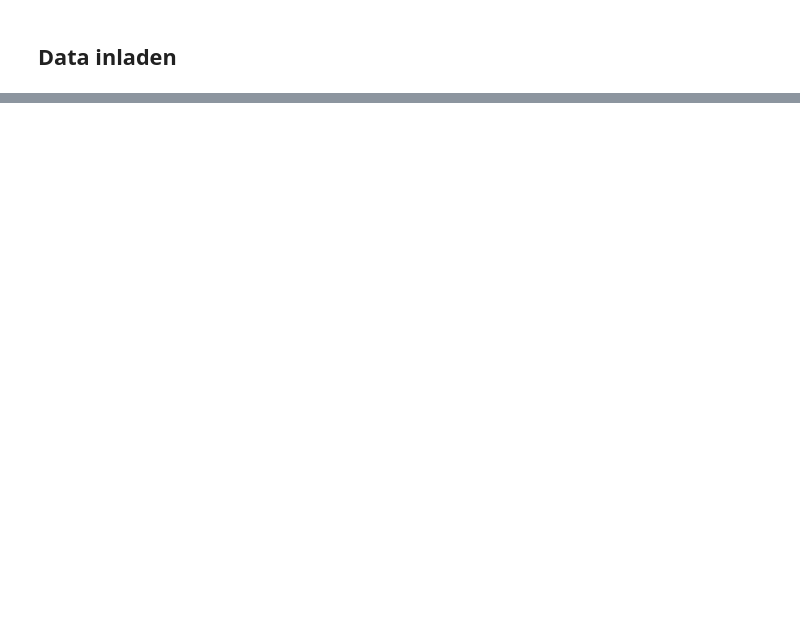
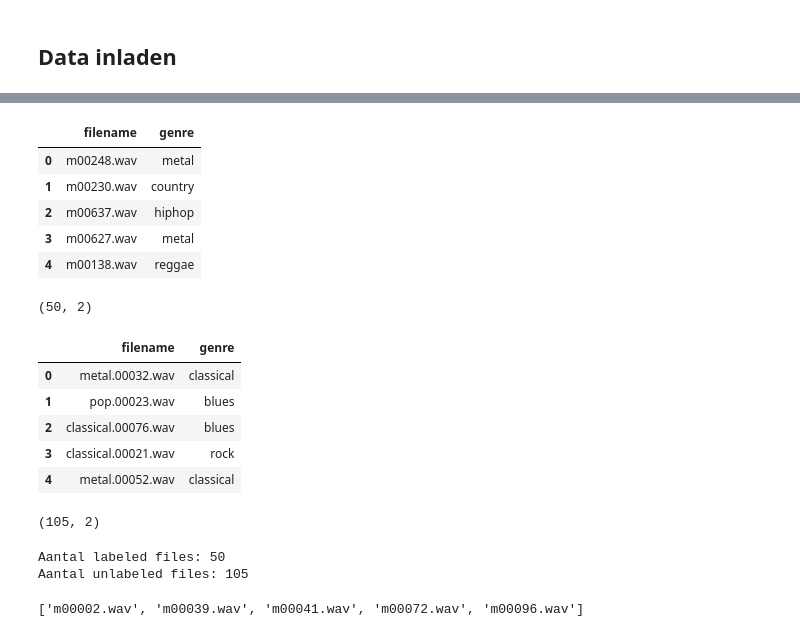
Before and after one commit to CaitlynAlyssa/MachineLearningGroep4, a Jupyter notebook: MLopdracht_3_groep4_meow.ipynb, the cells around one changed output, grey strips where cells are left out. Drawn from its saved outputs; the diff is of its cells as text; code cells hidden in the pictures; blank space fills up the shorter version.

```diff
--- a/MLopdracht_3_groep4_meow.ipynb
+++ b/MLopdracht_3_groep4_meow.ipynb
@@ -38,0 +3,45 @@ None
+# %%
+import pandas as pd
+import os
+import matplotlib.pyplot as plt
+from PIL import Image
+import librosa
+import librosa.display
+import numpy as np
+
+
+labels_df = pd.read_csv("labels_new.csv")
+sample_submission = pd.read_csv("sample_submission.csv")
+
+display(labels_df.head(),
+        labels_df.shape,
+        sample_submission.head(),
+        sample_submission.shape)
+
+DATA_DIR = "."
+
+LABELED_DIR = os.path.join(DATA_DIR, "labeled")
+UNLABELED_DIR = os.path.join(DATA_DIR, "unlabeled")
+
+print("Aantal labeled files:", len(os.listdir(LABELED_DIR)))
+print("Aantal unlabeled files:", len(os.listdir(UNLABELED_DIR)))
+
+display(os.listdir(LABELED_DIR)[:5])
+# %% [output]
+|  | filename | genre |
+| 0 | m00248.wav | metal |
+| 1 | m00230.wav | country |
+| 2 | m00637.wav | hiphop |
+| 3 | m00627.wav | metal |
+| 4 | m00138.wav | reggae |
+(50, 2)
+|  | filename | genre |
+| 0 | metal.00032.wav | classical |
+| 1 | pop.00023.wav | blues |
+| 2 | classical.00076.wav | blues |
+| 3 | classical.00021.wav | rock |
+| 4 | metal.00052.wav | classical |
+(105, 2)
+Aantal labeled files: 50
+Aantal unlabeled files: 105
+['m00002.wav', 'm00039.wav', 'm00041.wav', 'm00072.wav', 'm00096.wav']
```
Also changed, not shown: parts of 11 cells of this notebook.
